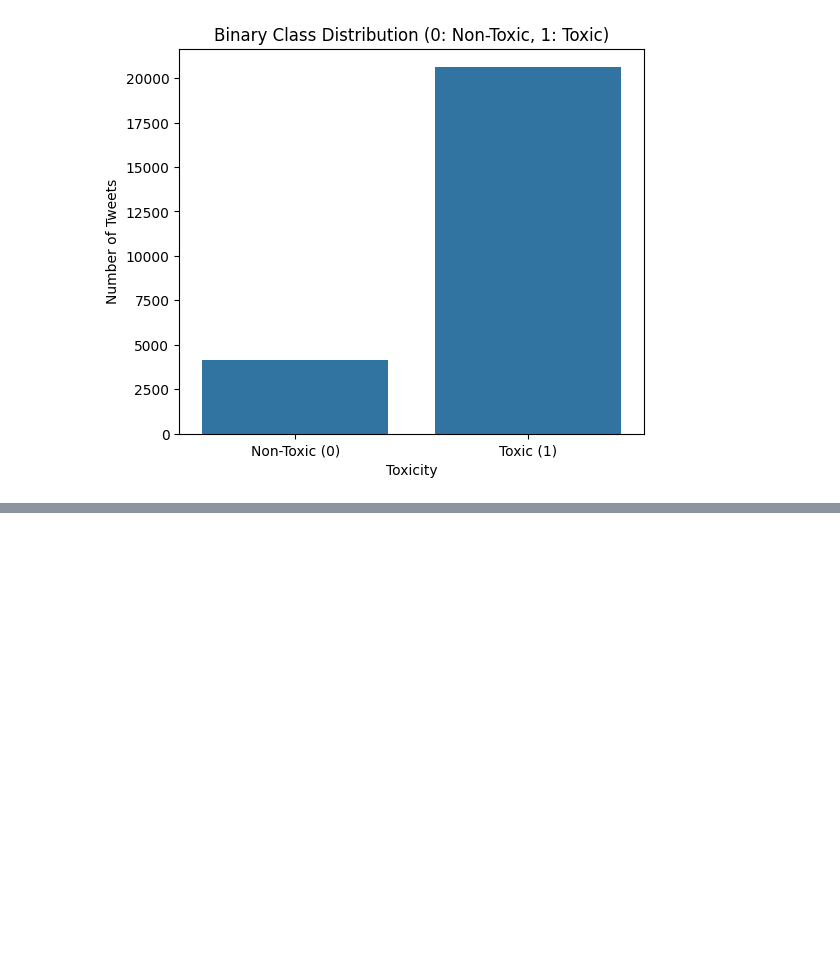
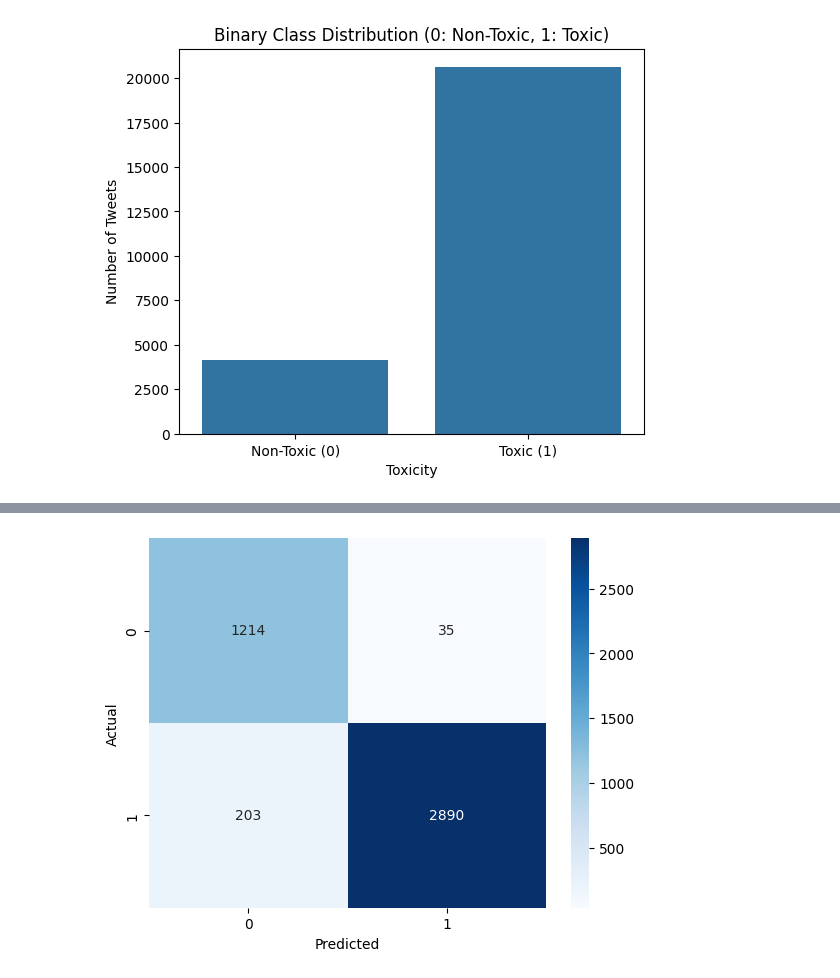
Before and after one commit to Viom-Shrestha/Toxic-Tweet-Classification, a Jupyter notebook: ToxicTweetClassification.ipynb, the cells around one changed output, grey strips where cells are left out. Saved outputs shown, nothing was run; the diff lists cells and outputs as text; code cells hidden in the pictures; blank space fills up the shorter version.

```diff
--- a/ToxicTweetClassification.ipynb
+++ b/ToxicTweetClassification.ipynb
@@ -135,0 +321,9 @@ plt.show()
+# %%
+# Applying the preprocessing
+X_train_lr = X_train.apply(preprocess_lr)
+X_val_lr   = X_val.apply(preprocess_lr)
+X_test_lr  = X_test.apply(preprocess_lr)
+
+X_train_rob = X_train.apply(preprocess_roberta)
+X_val_rob   = X_val.apply(preprocess_roberta)
+X_test_rob  = X_test.apply(preprocess_roberta)
@@ -135,0 +332,8 @@ plt.show()
+# %%
+# Logistic Regression Tokenization Using TF-IDF
+from sklearn.feature_extraction.text import TfidfVectorizer
+
+tfidf = TfidfVectorizer(max_features=5000, ngram_range=(1,2))
+X_train_tfidf = tfidf.fit_transform(X_train_lr)
+X_val_tfidf = tfidf.transform(X_val_lr)
+X_test_tfidf  = tfidf.transform(X_test_lr)
@@ -135,0 +342,5 @@ plt.show()
+# %%
+from sklearn.linear_model import LogisticRegression
+
+lr = LogisticRegression(class_weight='balanced', max_iter=1000)
+lr.fit(X_train_tfidf, y_train)
@@ -135,0 +349,3 @@ plt.show()
+# %%
+y_val_pred = lr.predict(X_val_tfidf)
+y_val_prob = lr.predict_proba(X_val_tfidf)[:, 1]
@@ -135,0 +364,11 @@ plt.show()
+# %%
+# Confusion Matrix for LR
+
+cm = confusion_matrix(y_val, y_val_pred)
+
+sns.heatmap(cm, annot=True, fmt='d', cmap='Blues')
+plt.xlabel("Predicted")
+plt.ylabel("Actual")
+plt.show()
+# %% [output]
+[figure, added]
```
Also changed, not shown: parts of 57 cells of this notebook, 3 other files.
